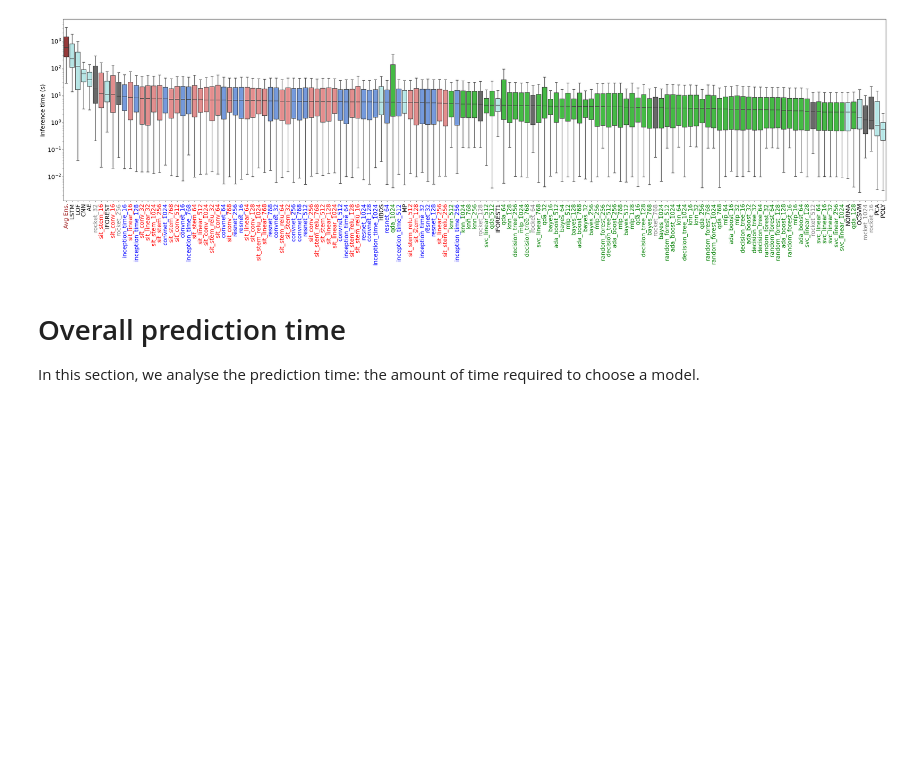
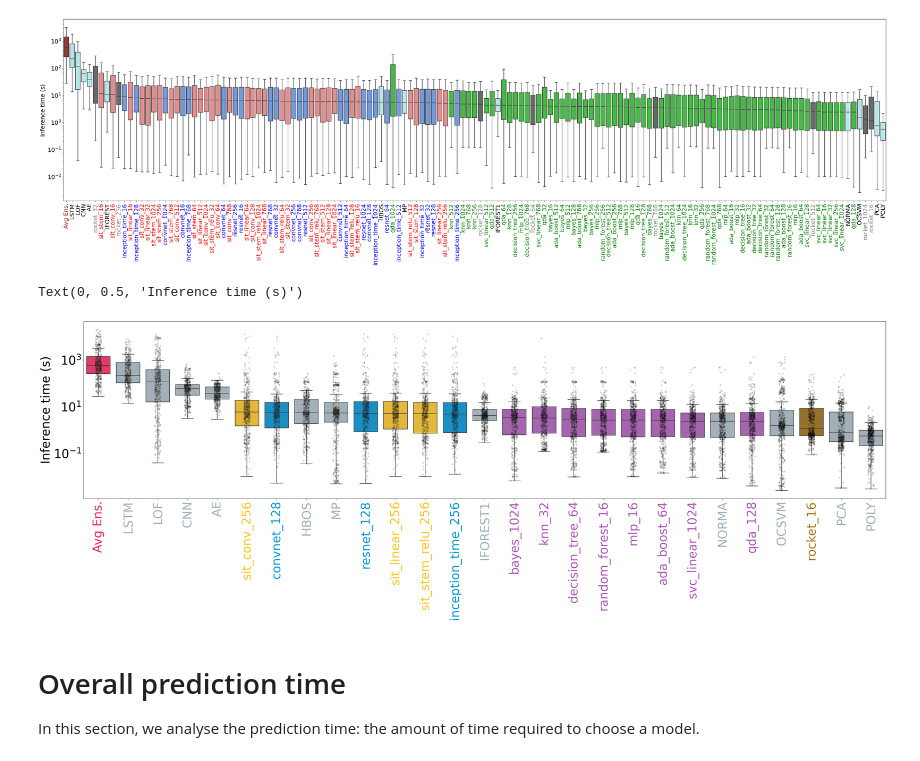
Before and after one commit to boniolp/MSAD, a Jupyter notebook: experiments/execution_time_analysis/Execution_Time_Evaluation.ipynb, the cells around one changed output. Cells and saved outputs as stored; diff of their text form; code cells hidden in the pictures; blank space fills up the shorter version.

```diff
--- a/experiments/execution_time_analysis/Execution_Time_Evaluation.ipynb
+++ b/experiments/execution_time_analysis/Execution_Time_Evaluation.ipynb
@@ -57,6 +81,7 @@ all_methods_pred += [meth.format(length)+"_pred" for meth in methods_sit for len
 all_methods_pred += [meth.format(length)+"_pred" for meth in methods_ts for length in all_length]
 all_methods_pred += [meth.format(length)+"_pred" for meth in methods_feature for length in all_length]
 
+all_methods_class = list(set([x.rsplit('_', 1)[0] for x in all_methods]))
 
 df
 # %% [output]
@@ -154,6 +179,55 @@ plt.ylabel("Inference time (s)")
 # %% [output]
 Text(0, 0.5, 'Inference time (s)')
 [figure]
+# %%
+# sns.set_palette(sns.color_palette())
+plt.rcParams.update({'font.size': 38})
+
+plt.figure(figsize=(45,10))
+
+order = list(df[all_methods].median().sort_values().index)[::-1]
+
+my_pal = {method:methods_colors["detectors"] for method in old_methods}
+for family,color in zip([methods_conv,methods_sit,methods_ts,methods_feature],[methods_colors["conv"],methods_colors["sit"],methods_colors["rocket"],methods_colors["feature_based"]]):
+    for length in all_length:
+        my_pal_tmp = {method.format(length):color for method in family}
+        my_pal = {**my_pal,**my_pal_tmp}
+my_pal = {**my_pal,**{"Avg Ens.":methods_colors["avg_ens"], 'Oracle':methods_colors["oracle"]}}
+
+# Keep only fastest from each method class
+best_method_class = []
+rev_order = order[::-1]
+for method_class in all_methods_class:
+    best_method_class.append([x for x in rev_order if method_class in x][0])
+new_order = [x for x in rev_order if x in best_method_class][::-1]
+new_my_pal = {key: my_pal[key] for key in best_method_class}
+
+# Crete boxplot and stripplot
+g = sns.boxplot(data=df[new_order],palette=new_my_pal,order=new_order,showfliers = False)
+sns.stripplot(data=df[new_order], palette="dark:black", order=new_order, alpha=0.2)
+
+for tick_label in g.axes.get_xticklabels():
+    if 'sit_' in tick_label.get_text():
+        tick_label.set_color(methods_colors["sit"])
+    elif ('convnet_' in tick_label.get_text()) or ('resnet_' in tick_label.get_text()) or ('inception_' in tick_label.get_text()):
+        tick_label.set_color(methods_colors["conv"])
+    elif 'rocket_' in tick_label.get_text():
+        tick_label.set_color(methods_colors["rocket"])
+    elif ('Oracle' in tick_label.get_text()):
+        tick_label.set_color("black")
+    elif ('Avg Ens' in tick_label.get_text()):
+        tick_label.set_color(methods_colors["avg_ens"])
+    elif '_'not  in tick_label.get_text():
+        tick_label.set_color(methods_colors["detectors"])
+    else:
+        tick_label.set_color(methods_colors["feature_based"])
+
+plt.yscale('log')
+plt.xticks(rotation=90)
+plt.ylabel("Inference time (s)")
+# %% [output]
+Text(0, 0.5, 'Inference time (s)')
+[figure, added]
 # %% [markdown]
 # Overall prediction time
 
```
Also changed, not shown: parts of 2 cells of this notebook, 1 other file.
